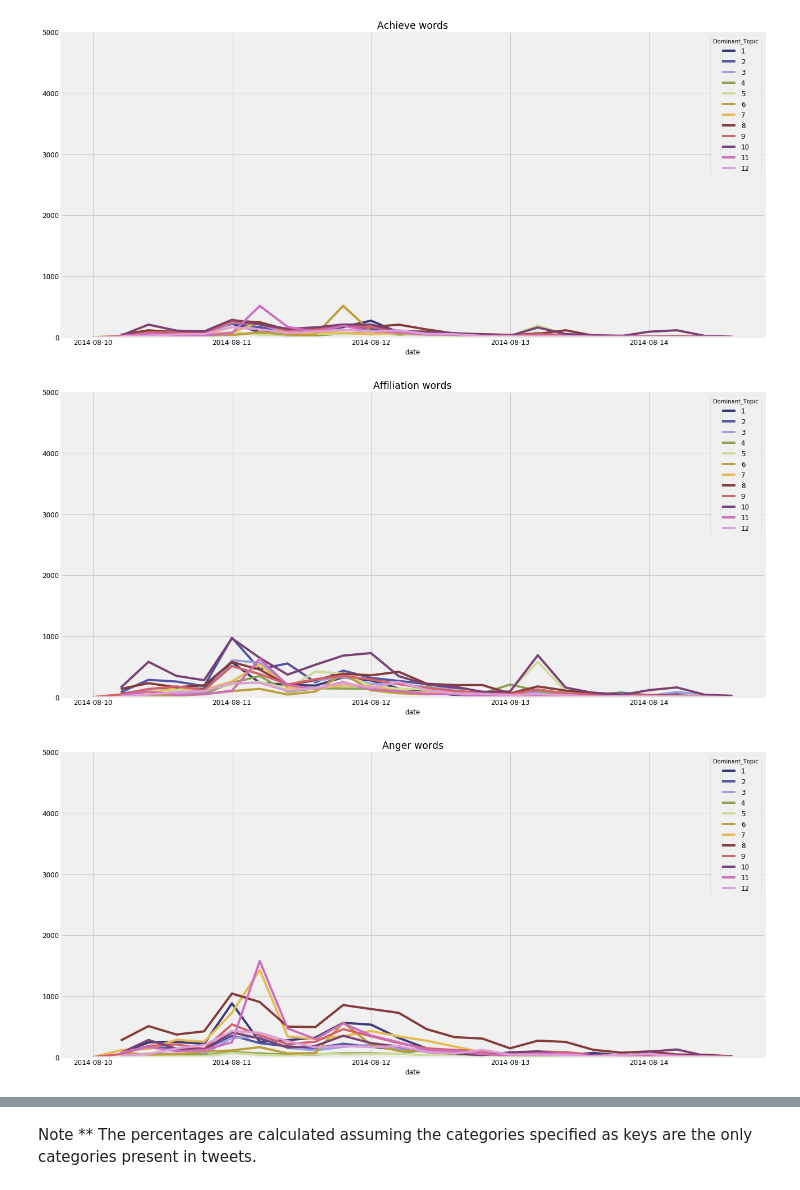
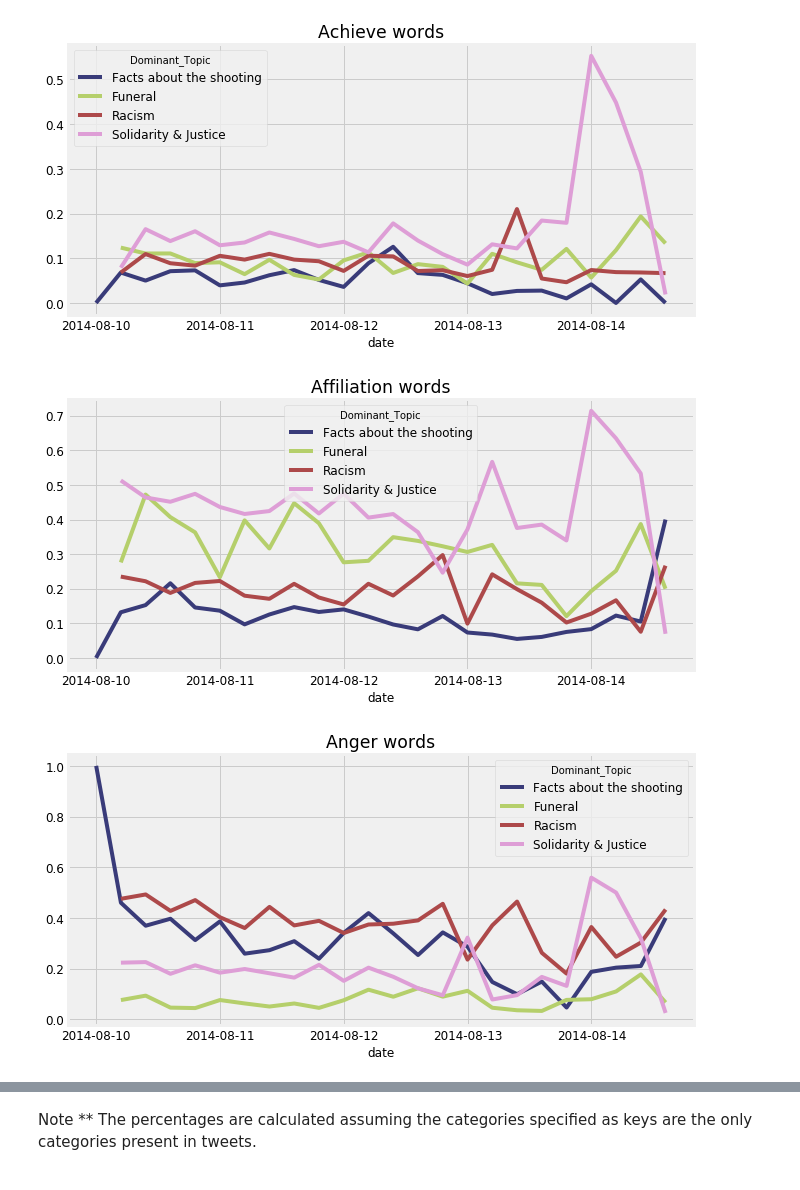
Before and after one commit to opardo/BlackLivesMatter, a Jupyter notebook: Vader_LIWC/LIWC_words_timeseries.ipynb, the cells around one changed output, grey strips where cells are left out. Saved outputs shown, nothing was run; the diff lists cells and outputs as text; code cells hidden in the pictures.

Commit message:
Vader_LIWC/LIWC_words_timeseries.ipynb was changed to normalize data and to show 4 topics

```diff
--- a/Vader_LIWC/LIWC_words_timeseries.ipynb
+++ b/Vader_LIWC/LIWC_words_timeseries.ipynb
@@ -24,3 +24,11 @@ df_liwc_tweets = pd.read_csv('LIWC_topics_all_tweets_updated.csv')
 df_liwc_dropped = df_liwc_tweets.drop(['Topic_Perc_Contrib', 'compound', 'id', 'id_str', 'neg', 'neu', 'pos','full_text'],axis=1)
 
 pivoted_df = pd.pivot_table(df_liwc_dropped, index= 'date', columns= 'Dominant_Topic', aggfunc = 'sum')
+# %%
+four_topics = df_liwc_dropped[df_liwc_dropped['Dominant_Topic'].isin([5,7,8,10])]
+four_topics['Dominant_Topic'] = four_topics['Dominant_Topic'].replace(5, 'Funeral')
+four_topics['Dominant_Topic'] = four_topics['Dominant_Topic'].replace(7, 'Facts about the shooting')
+four_topics['Dominant_Topic'] = four_topics['Dominant_Topic'].replace(8, 'Racism')
+four_topics['Dominant_Topic'] = four_topics['Dominant_Topic'].replace(10, 'Solidarity & Justice')
+
+pivoted_df_four = pd.pivot_table(four_topics, index= 'date', columns= 'Dominant_Topic', aggfunc = 'mean', dropna = True)
@@ -27,17 +54,16 @@ pivoted_df = pd.pivot_table(df_liwc_dropped, index= 'date', columns= 'Dominant_T
 # %%
 params = {'legend.fontsize': 'large',
-#           'figure.figsize': (15, 5),
+          'figure.figsize': (10, 5),
          'axes.labelsize': 'large',
          'axes.titlesize':'xx-large',
          'xtick.labelsize':'large',
          'ytick.labelsize':'large'}
 pylab.rcParams.update(params)
-for i in pivoted_df.columns.levels[0]:
-    pivoted_df[i].plot(figsize=(20,10), colormap='tab20b', grid=True, x_compat=True)
-    plt.gca().set_xticklabels(pivoted_df.index.values)
+for i in pivoted_df_four.columns.levels[0]:
+    pivoted_df_four[i].plot(colormap='tab20b')
+    plt.gca().set_xticklabels(pivoted_df_four.index.values)
     plt.title('%s'%i.replace('_', ' '))
-    plt.ylim(0,5000)
 # %% [output]
-[figure, old version]
+[figure, new version]
-[figure, old version]
+[figure, new version]
-[figure, old version]
+[figure, new version]
```
Also changed, not shown: parts of 4 cells of this notebook.
